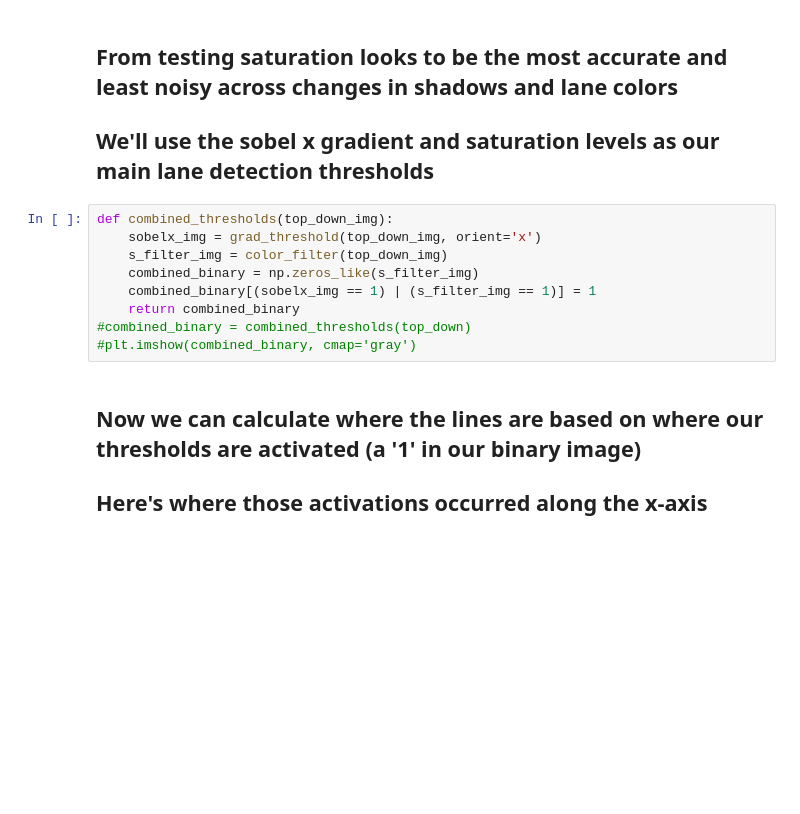
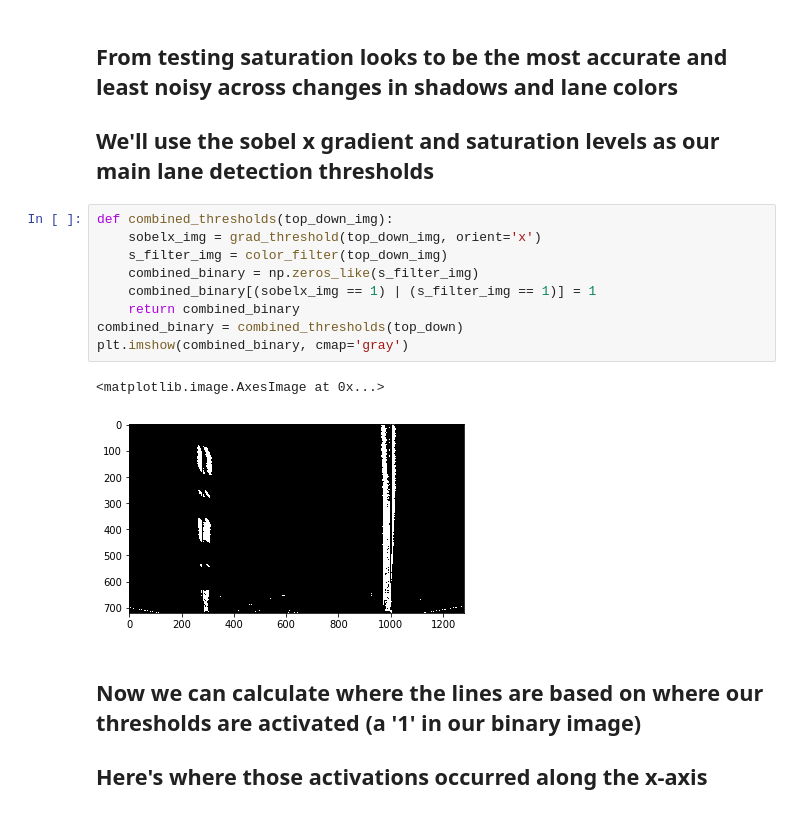
Before and after one commit to gobrando/CarND-Camera-Calibration, a Jupyter notebook: advanced_lane_lines_project/CarND-Advanced-Lane-Lines/lane_detection.ipynb, the cells around one changed output. Drawn from its saved outputs; the diff is of its cells as text; blank space fills up the shorter version.

```diff
--- a/advanced_lane_lines_project/CarND-Advanced-Lane-Lines/lane_detection.ipynb
+++ b/advanced_lane_lines_project/CarND-Advanced-Lane-Lines/lane_detection.ipynb
@@ -144,12 +150,15 @@ def color_filter(image, thresh=(100,255)):
 # %%
 def combined_thresholds(top_down_img):
     sobelx_img = grad_threshold(top_down_img, orient='x')
     s_filter_img = color_filter(top_down_img)
     combined_binary = np.zeros_like(s_filter_img)
     combined_binary[(sobelx_img == 1) | (s_filter_img == 1)] = 1
     return combined_binary
-#combined_binary = combined_thresholds(top_down)
-#plt.imshow(combined_binary, cmap='gray')
+combined_binary = combined_thresholds(top_down)
+plt.imshow(combined_binary, cmap='gray')
+# %% [output]
+<matplotlib.image.AxesImage at 0x...>
+[figure, added]
 # %% [markdown]
 ## Now we can calculate where the lines are based on where our thresholds are activated (a '1' in our binary image)
 ## Here's where those activations occurred along the x-axis
```
Also changed, not shown: parts of 14 cells of this notebook, 4 other files.
